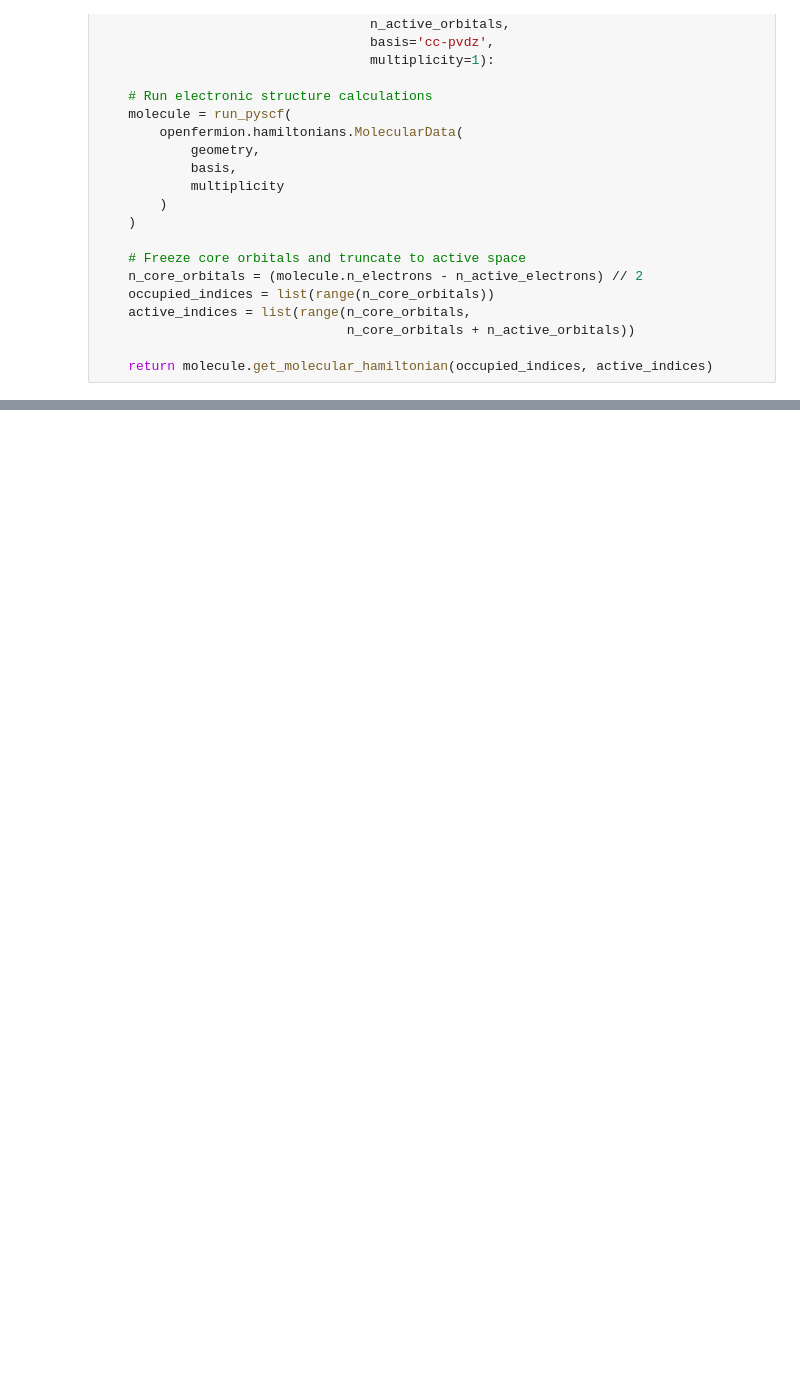
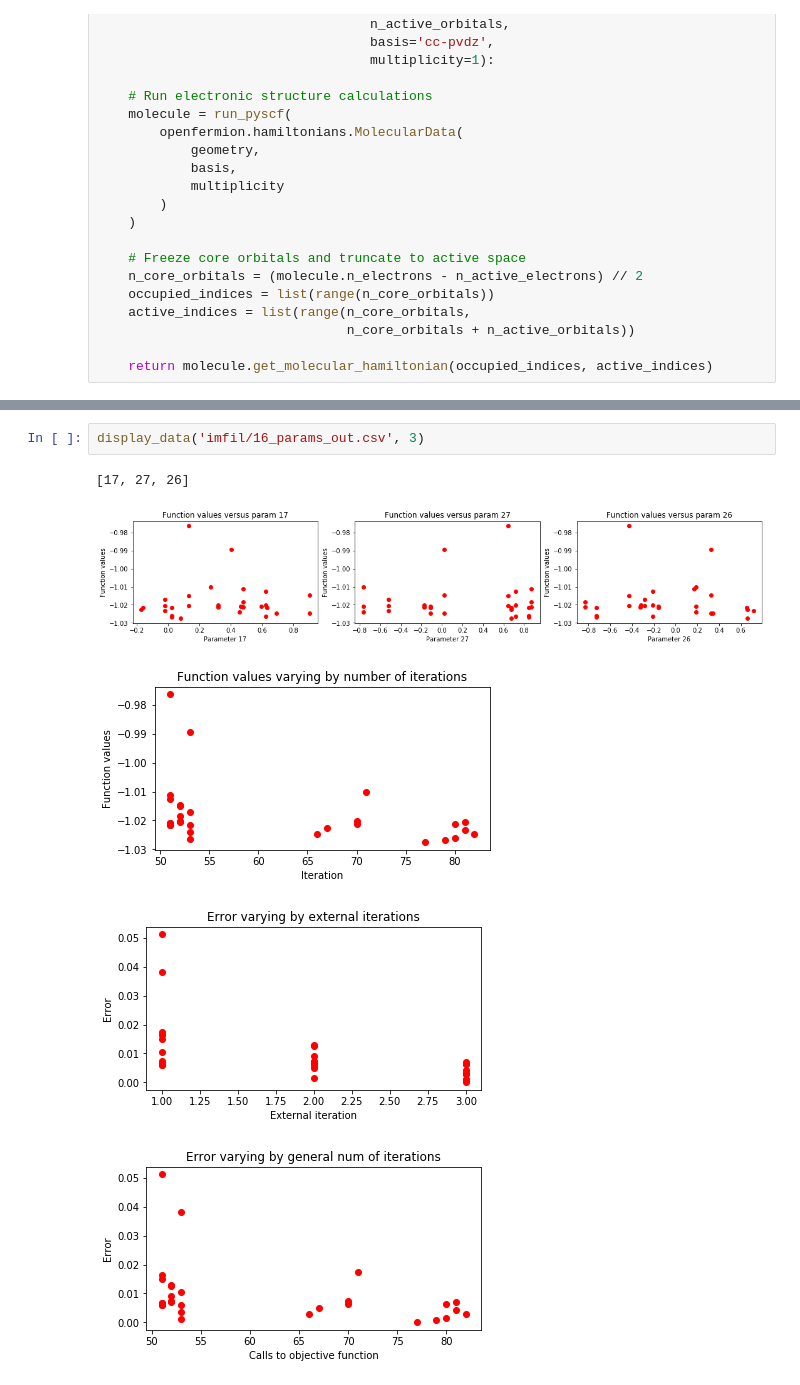
Before and after one commit to ana-tudor/Circuit_Notebooks, a Jupyter notebook: test_16parameters_imfil.ipynb, the cells around one changed output, grey strips where cells are left out. Drawn from its saved outputs; the diff is of its cells as text; blank space fills up the shorter version.

Commit message:
16 params initial run

```diff
--- a/test_16parameters_imfil.ipynb
+++ b/test_16parameters_imfil.ipynb
@@ -135,0 +256,8 @@ else:
+# %%
+display_data('imfil/16_params_out.csv', 3)
+# %% [output]
+[17, 27, 26]
+[figure, added]
+[figure, added]
+[figure, added]
+[figure, added]
```
Also changed, not shown: parts of 4 cells of this notebook, 2 other files.
